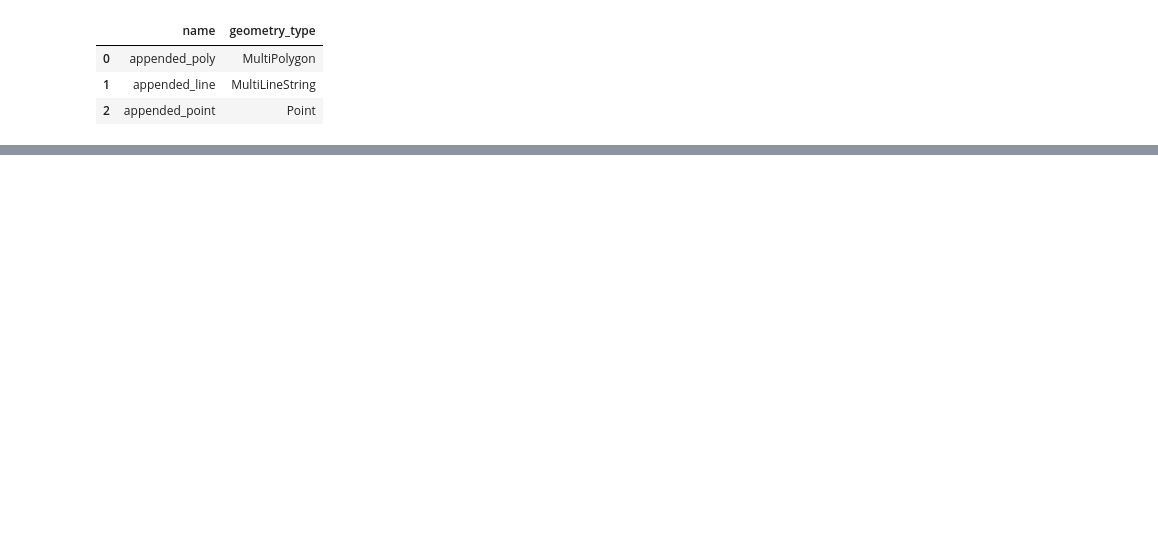
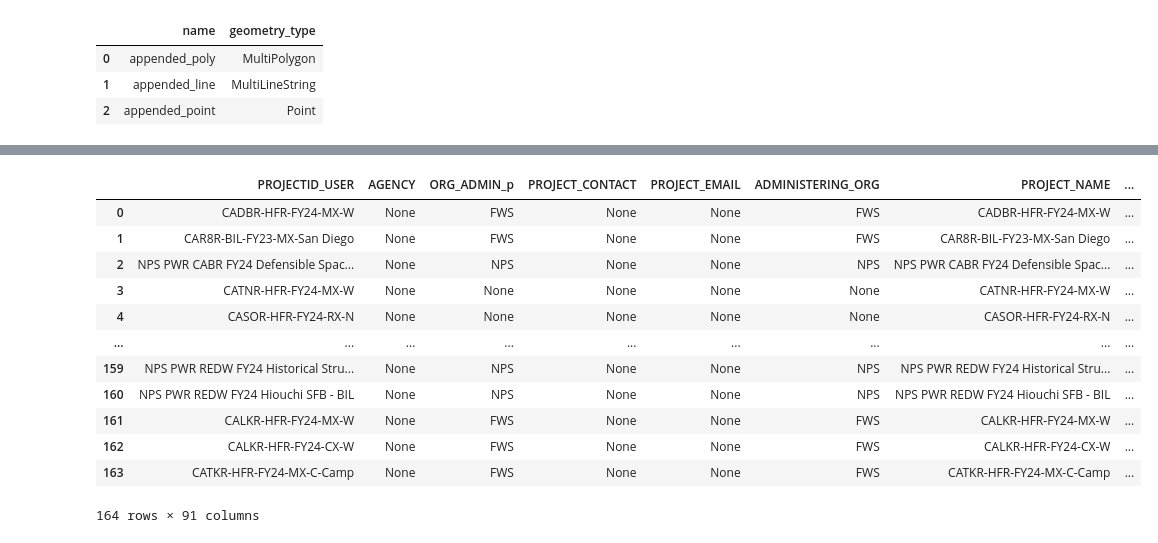
Before and after one commit to klinucsd/interagency-tracking-system, a Jupyter notebook: notebooks/Append.ipynb, the cells around one changed output, grey strips where cells are left out. Saved outputs shown, nothing was run; the diff lists cells and outputs as text; code cells hidden in the pictures; blank space fills up the shorter version.

```diff
--- a/notebooks/Append.ipynb
+++ b/notebooks/Append.ipynb
@@ -320,0 +350,21 @@ activity_report_gdf = gpd.read_file(report_path, driver='OpenFileGDB', layer='ac
+# %%
+ifprs_path =  {'gdb_path': 'D:\\WORK\\wildfire\\Interagency-Tracking-System\\its\\ITSGDB_backup\\V2.0\\IFPRS_2023_2025.gdb',
+  'layer_name': 'IFPRS_enriched_20250603'}
+# %%
+ifprs_gdf = gpd.read_file(ifprs_path['gdb_path'], driver='OpenFileGDB', layer=ifprs_path['layer_name'])
+# %%
+ifprs_gdf
+# %% [output]
+|  | PROJECTID_USER | AGENCY | ORG_ADMIN_p | PROJECT_CONTACT | PROJECT_EMAIL | ADMINISTERING_ORG | PROJECT_NAME | ... |
+| 0 | CADBR-HFR-FY24-MX-W | None | FWS | None | None | FWS | CADBR-HFR-FY24-MX-W | ... |
+| 1 | CAR8R-BIL-FY23-MX-San Diego | None | FWS | None | None | FWS | CAR8R-BIL-FY23-MX-San Diego | ... |
+| 2 | NPS PWR CABR FY24 Defensible Spac... | None | NPS | None | None | NPS | NPS PWR CABR FY24 Defensible Spac... | ... |
+| 3 | CATNR-HFR-FY24-MX-W | None | None | None | None | None | CATNR-HFR-FY24-MX-W | ... |
+| 4 | CASOR-HFR-FY24-RX-N | None | None | None | None | None | CASOR-HFR-FY24-RX-N | ... |
+| ... | ... | ... | ... | ... | ... | ... | ... | ... |
+| 159 | NPS PWR REDW FY24 Historical Stru... | None | NPS | None | None | NPS | NPS PWR REDW FY24 Historical Stru... | ... |
+| 160 | NPS PWR REDW FY24 Hiouchi SFB - BIL | None | NPS | None | None | NPS | NPS PWR REDW FY24 Hiouchi SFB - BIL | ... |
+| 161 | CALKR-HFR-FY24-MX-W | None | FWS | None | None | FWS | CALKR-HFR-FY24-MX-W | ... |
+| 162 | CALKR-HFR-FY24-CX-W | None | FWS | None | None | FWS | CALKR-HFR-FY24-CX-W | ... |
+| 163 | CATKR-HFR-FY24-MX-C-Camp | None | FWS | None | None | FWS | CATKR-HFR-FY24-MX-C-Camp | ... |
+164 rows × 91 columns
```
Also changed, not shown: parts of 36 cells of this notebook, 15 other files.
